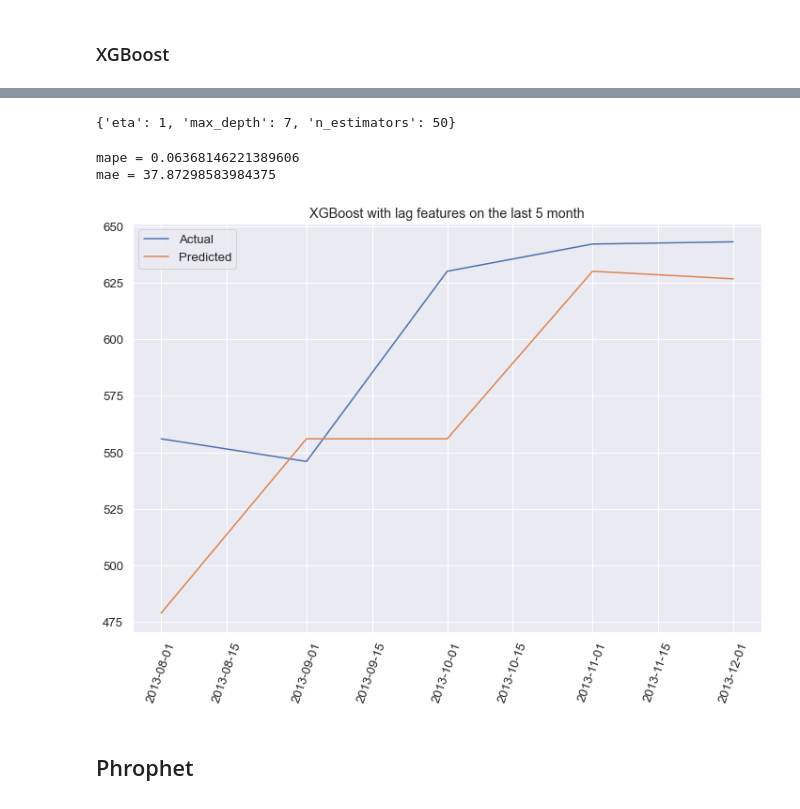
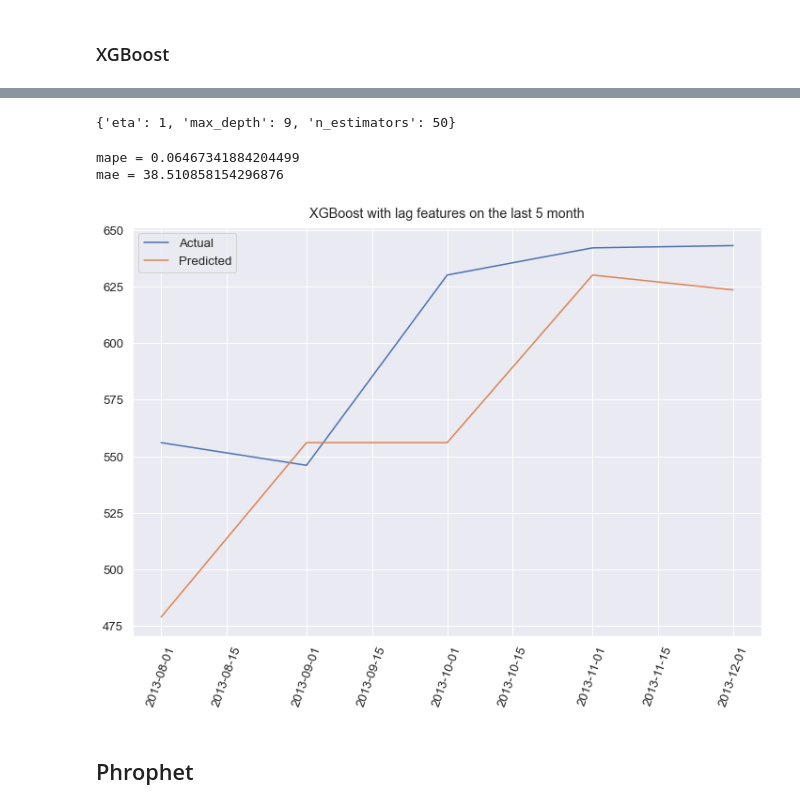
Before and after one commit to Dosann/Time-series-forecast, a Jupyter notebook: shipment_forecast.ipynb, the cells around one changed output, grey strips where cells are left out. Saved outputs shown, nothing was run; the diff lists cells and outputs as text; code cells hidden in the pictures.

```diff
--- a/shipment_forecast.ipynb
+++ b/shipment_forecast.ipynb
@@ -212,0 +212,17 @@ display(df_metrics)
+# %%
+window_sizes = [1, 2, 3, 4]
+plt.figure(figsize=(12,8))
+plt.title('Moving average')
+plt.plot(data.Shipments[-5:], label='Actual values', color='black', linewidth=2)
+
+for window in window_sizes:
+    eval_results = ma()
+    mape_error = eval_results['mape']
+    mae_error = eval_results['mae']
+    predicted_values = eval_results['predicted']
+    print(f'For window = {window}:\nmape = {mape_error}\nmae = {mae_error}\n')
+    plt.plot(data.Shipments[-5:].index, predicted_values, label=f'window: {window}')
+
+
+plt.legend(loc='best')
+plt.show()
@@ -770,7 +774,7 @@ Applying Boruta with RandomForest we decreased our error metrics. Let's try to t
 parameters = {
     'n_estimators': [10, 40, 70, 100, 130],
     'criterion': ['squared_error', 'absolute_error', 'poisson'],
-    'max_depth': [3, 7, 11, 15],
+    'max_depth': [3, 5, 7, 11],
     'min_samples_split': [2, 4, 6]
 }
 # %%
@@ -844,26 +880,26 @@ params = {
 # %%
 tscv = TimeSeriesSplit(n_splits=5, test_size=1)
 
-grid = GridSearchCV(xgb.XGBRegressor(random_state=42),
+grid = GridSearchCV(xgb.XGBRegressor(objective='reg:squarederror', random_state=42),
                     params,
                     cv=tscv,
                     scoring='neg_mean_absolute_percentage_error')
 
-X_train, y_train = reduced_data[:-5], data_lag.Shipments[:-5]
+X_train, y_train = X[:-5], y[:-5]
 grid_result = grid.fit(X_train, y_train)
 # %%
 grid_result.best_params_
 # %% [output]
-{'eta': 1, 'max_depth': 7, 'n_estimators': 50}
+{'eta': 1, 'max_depth': 9, 'n_estimators': 50}
 # %%
 xgb_reg = xgb.XGBRegressor(**grid_result.best_params_)
 # %%
-predicted_values = evaluate(xgb_reg, reduced_data, data_lag['Shipments'])
+predicted_values = evaluate(xgb_reg, X, y)
 plot_results(predicted_values, title='XGBoost with lag features on the last 5 month')
 # %% [output]
-mape = 0.06368146221389606
-mae = 37.87298583984375
+mape = 0.06467341884204499
+mae = 38.510858154296876
-[figure, old version]
+[figure, new version]
 # %% [markdown]
 ## Phrophet
 # %%
```
Also changed, not shown: parts of 21 cells of this notebook.
